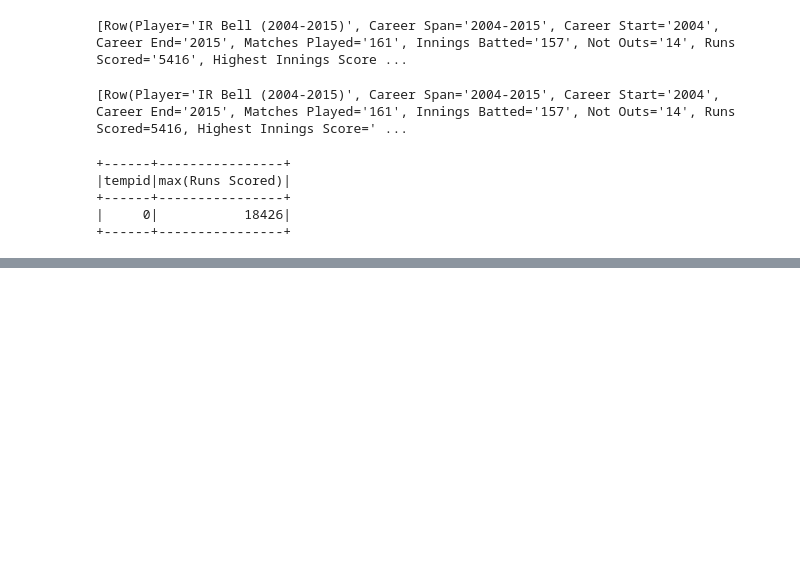
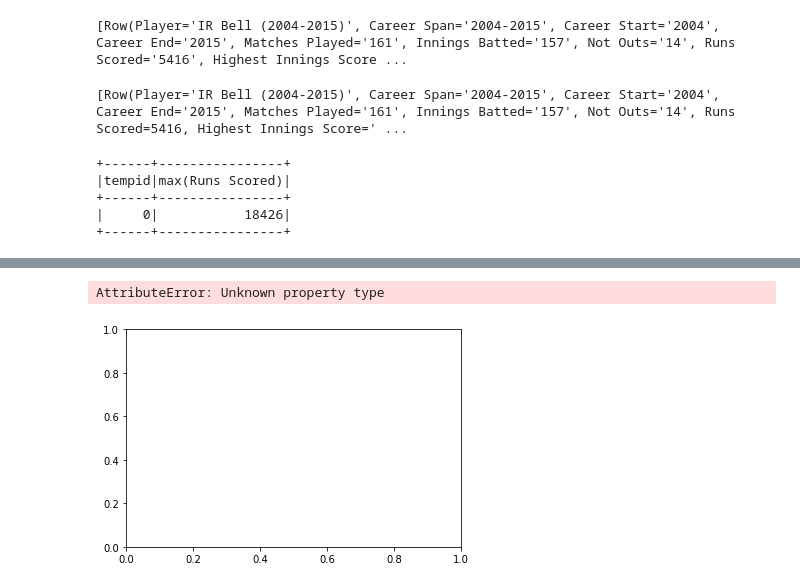
Before and after one commit to mohitsingh197/Jupyter_Notebooks, a Jupyter notebook: Spark-Vs-Python-ICC-Data.ipynb, the cells around one changed output, grey strips where cells are left out. Drawn from its saved outputs; the diff is of its cells as text; code cells hidden in the pictures; blank space fills up the shorter version.

```diff
--- a/Spark-Vs-Python-ICC-Data.ipynb
+++ b/Spark-Vs-Python-ICC-Data.ipynb
@@ -258,0 +279,5 @@ df_batting.withColumn('tempid', F.lit(0)).groupBy('tempid').agg(F.max('Runs Scor
+# %%
+display(odi_bat[odi_bat['Runs Scored'] > 10000][['Player','Runs Scored']].set_index('Player').plot(type='hist'))
+# %% [output]
+AttributeError: Unknown property type
+[figure, added]
```
Also changed, not shown: parts of 7 cells of this notebook.
